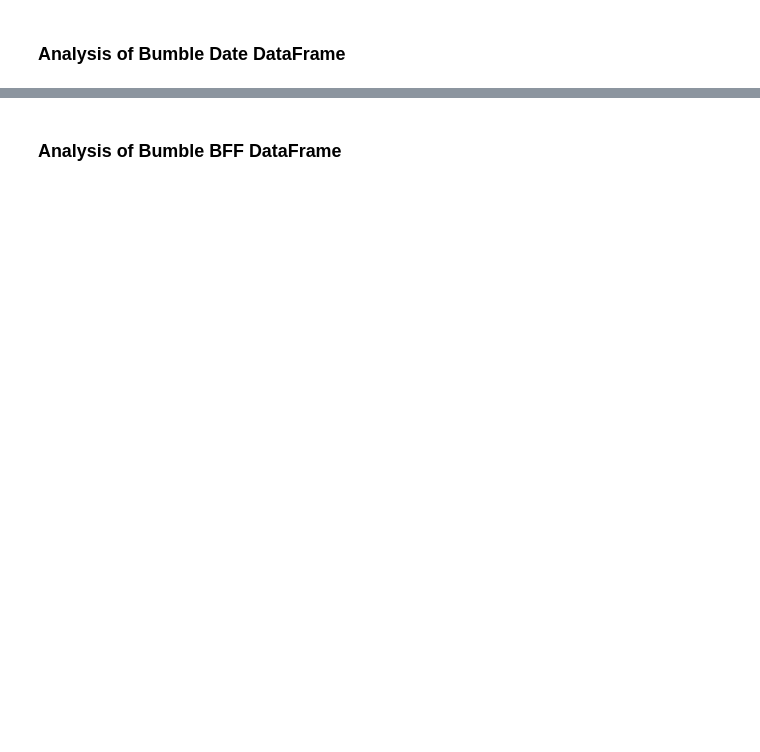
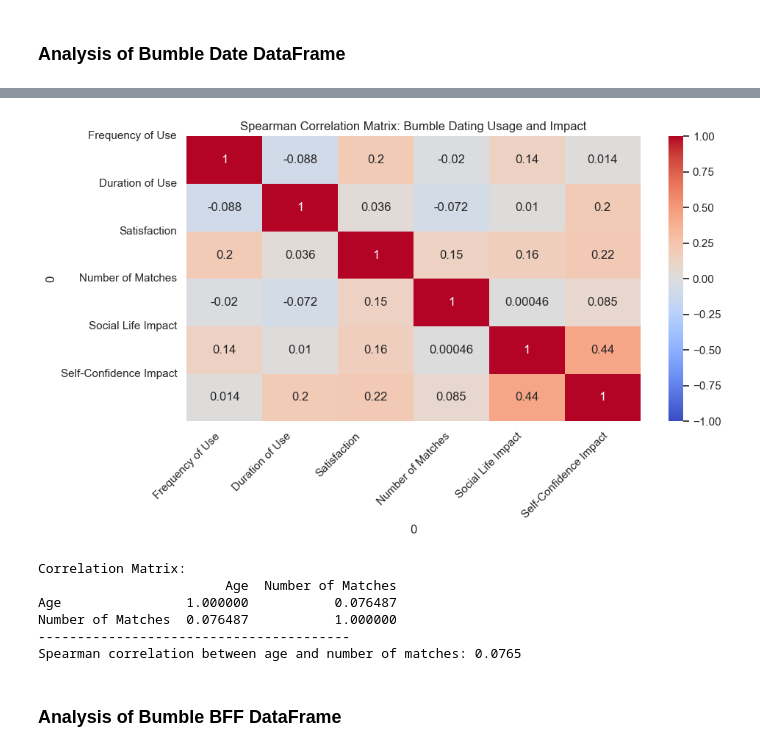
Before and after one commit to maximusbicalan/algomatch, a Jupyter notebook: script.ipynb, the cells around one changed output, grey strips where cells are left out. Saved outputs shown, nothing was run; the diff lists cells and outputs as text; code cells hidden in the pictures; blank space fills up the shorter version.

Commit message:
feat: added new visualizations images and cleaned datasets

```diff
--- a/script.ipynb
+++ b/script.ipynb
@@ -17,2 +22,3 @@ df['dateTime'] = pd.to_datetime(df['dateTime'], errors='coerce')
 # %%
-df.columns
+# rename the index=3 column to 'A1.1'
+df.columns.values[3] = 'A2.1'
@@ -54,2 +60,5 @@ for col_A_D, col_A_B in zip(df_A_D.columns, df_A_B.columns):
 # %% [markdown]
 ### Analysis of Bumble Date DataFrame
+# %%
+#convert each column in dating and bff to python native types
+dating = dating.convert_dtypes()
@@ -55,0 +138,16 @@ for col_A_D, col_A_B in zip(df_A_D.columns, df_A_B.columns):
+# %%
+import re
+
+
+def extract_lower_bound(value):
+    value = value.lower().strip()
+    if re.search(r'\d+-\d+', value):  # range format
+        return int(re.search(r'(\d+)-\d+', value).group(1))
+    elif re.search(r'\d+\s*to\s*\d+', value):  # format like '4 to 6 maybe'
+        return int(re.search(r'(\d+)\s*to\s*\d+', value).group(1))
+    elif re.search(r'\d+', value):  # any digit found
+        return int(re.search(r'\d+', value).group(0))
+    else:
+        return None
+# %%
+dating['D4'] = dating['D4'].apply(lambda x: extract_lower_bound(x) if isinstance(x, str) else x)
@@ -55,0 +220,24 @@ for col_A_D, col_A_B in zip(df_A_D.columns, df_A_B.columns):
+# %%
+corr_matrix = subset.corr(method='spearman')
+plt.figure(figsize=(10, 6))
+sns.heatmap(corr_matrix, annot=True, cmap='coolwarm', vmin=-1, vmax=1)
+# rename the following, A5 - Frequency of Use, A6 - Duration of Use, D4 - Number of Matches, D13 - Social Life Impact, D14 - Self-Confidence Impact
+plt.xticks(
+	ticks=np.arange(len(corr_matrix.columns)),
+	labels=['Frequency of Use', 'Duration of Use', 'Satisfaction', 'Number of Matches', 'Social Life Impact', 'Self-Confidence Impact'],
+	rotation=45
+)
+plt.yticks(
+	ticks=np.arange(len(corr_matrix.index)),
+	labels=['Frequency of Use', 'Duration of Use', 'Satisfaction', 'Number of Matches', 'Social Life Impact', 'Self-Confidence Impact'],
+	rotation=0
+)
+plt.title('Spearman Correlation Matrix: Bumble Dating Usage and Impact')
+plt.tight_layout()
+plt.savefig('spearman_correlation_matrix.png', dpi=300, bbox_inches='tight')
+plt.show()
+
+corr_matrix.columns = ['Frequency of Use', 'Duration of Use', 'Satisfaction', 'Number of Matches', 'Social Life Impact', 'Self-Confidence Impact']
+corr_matrix.index = ['Frequency of Use', 'Duration of Use', 'Satisfaction', 'Number of Matches', 'Social Life Impact', 'Self-Confidence Impact']
+# %% [output]
+[figure, added]
@@ -55,0 +271,17 @@ for col_A_D, col_A_B in zip(df_A_D.columns, df_A_B.columns):
+# %%
+# perform correlation on age (A1) and D4 (estimated number of matches weekly)
+correlation = dating[['A1', 'D4']].corr(method='spearman')
+#remove the index and column names for better readability
+correlation.index = ['Age', 'Number of Matches']
+correlation.columns = ['Age', 'Number of Matches']
+print("Correlation Matrix:")
+print(correlation)
+print("----------------------------------------")
+print(f"Spearman correlation between age and number of matches: {correlation.iloc[0,1]:.4f}")
+# %% [output]
+Correlation Matrix:
+                        Age  Number of Matches
+Age                1.000000           0.076487
+Number of Matches  0.076487           1.000000
+----------------------------------------
+Spearman correlation between age and number of matches: 0.0765
```
Also changed, not shown: parts of 35 cells of this notebook, 7 other files.
